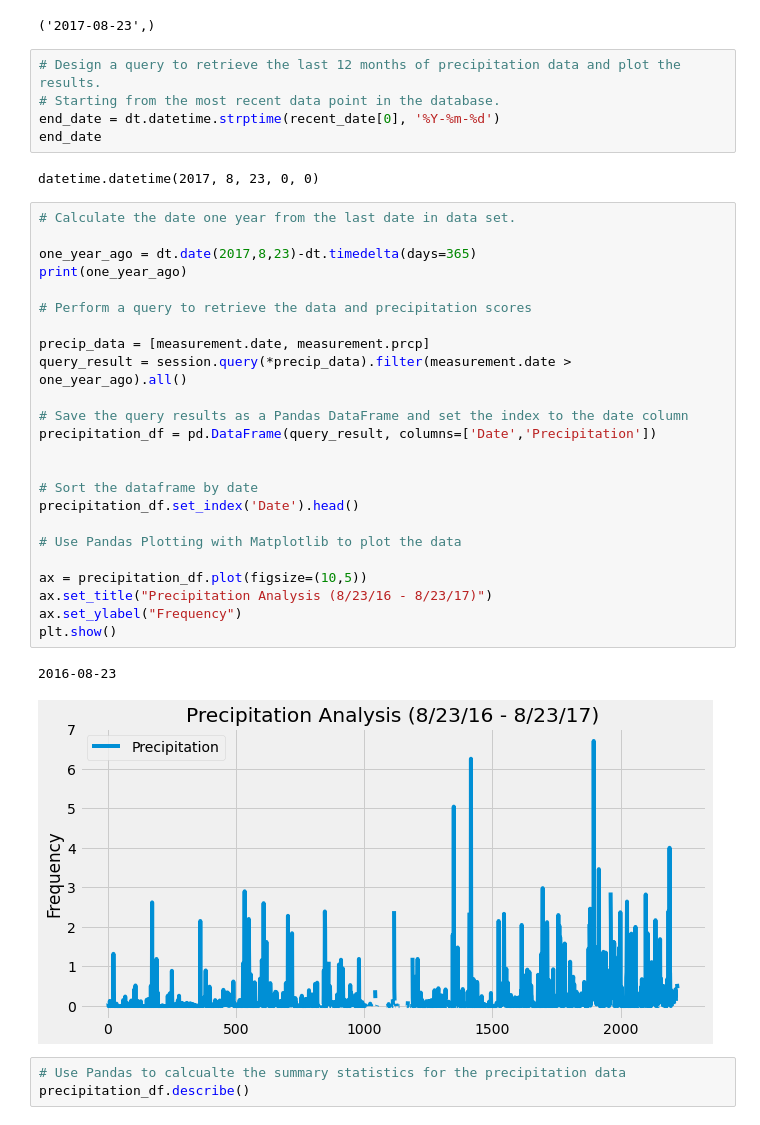
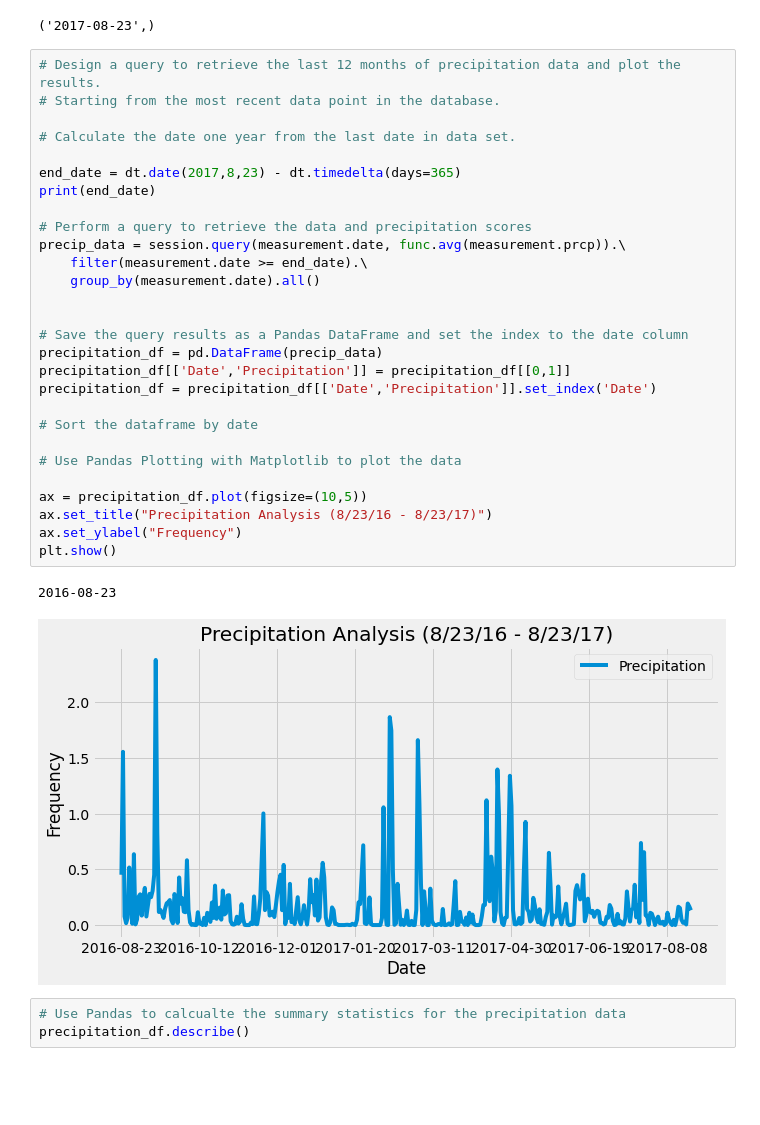
Before and after one commit to hmcwhit96/sqlalchemy-challenge, a Jupyter notebook: climate_starter.ipynb, the cells around one changed output. Saved outputs shown, nothing was run; the diff lists cells and outputs as text; blank space fills up the shorter version.

```diff
--- a/climate_starter.ipynb
+++ b/climate_starter.ipynb
@@ -52,40 +65,37 @@ recent_date = session.query(measurement.date).order_by(measurement.date.desc()).
 recent_date
 # %% [output]
 ('2017-08-23',)
-# %%
-# Design a query to retrieve the last 12 months of precipitation data and plot the results.
-# Starting from the most recent data point in the database.
-end_date = dt.datetime.strptime(recent_date[0], '%Y-%m-%d')
-end_date
-# %% [output]
-datetime.datetime(2017, 8, 23, 0, 0)
 # %%
+# Design a query to retrieve the last 12 months of precipitation data and plot the results.
+# Starting from the most recent data point in the database.
+
 # Calculate the date one year from the last date in data set.
 
-one_year_ago = dt.date(2017,8,23)-dt.timedelta(days=365)
-print(one_year_ago)
+end_date = dt.date(2017,8,23) - dt.timedelta(days=365)
+print(end_date)
 
 # Perform a query to retrieve the data and precipitation scores
+precip_data = session.query(measurement.date, func.avg(measurement.prcp)).\
+    filter(measurement.date >= end_date).\
+    group_by(measurement.date).all()
 
-precip_data = [measurement.date, measurement.prcp]
-query_result = session.query(*precip_data).filter(measurement.date > one_year_ago).all()
 
 # Save the query results as a Pandas DataFrame and set the index to the date column
-precipitation_df = pd.DataFrame(query_result, columns=['Date','Precipitation'])
-
+precipitation_df = pd.DataFrame(precip_data)
+precipitation_df[['Date','Precipitation']] = precipitation_df[[0,1]]
+precipitation_df = precipitation_df[['Date','Precipitation']].set_index('Date')
 
 # Sort the dataframe by date
-precipitation_df.set_index('Date').head()
 
 # Use Pandas Plotting with Matplotlib to plot the data
 
 ax = precipitation_df.plot(figsize=(10,5))
 ax.set_title("Precipitation Analysis (8/23/16 - 8/23/17)")
 ax.set_ylabel("Frequency")
 plt.show()
 # %% [output]
 2016-08-23
-[figure, old version]
+[figure, new version]
 # %%
 # Use Pandas to calcualte the summary statistics for the precipitation data
 precipitation_df.describe()
```
Also changed, not shown: parts of 5 cells of this notebook.
